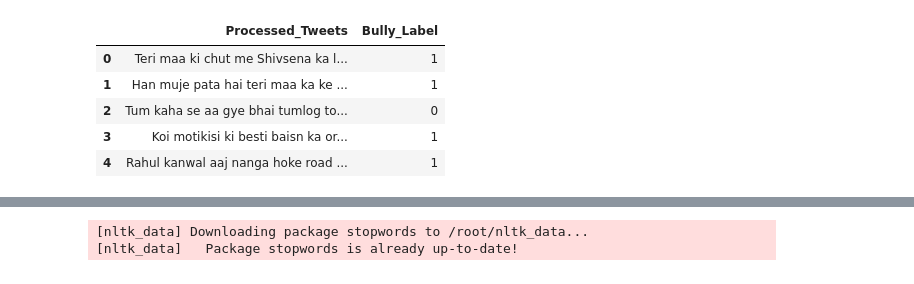
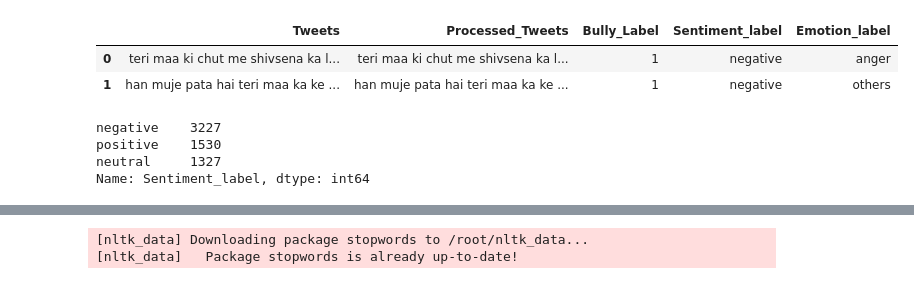
Before and after one commit to nehadubey1205/NLP-College, a Jupyter notebook: OriginalPaperWork_NehaDubey_016_.ipynb, the cells around one changed output, grey strips where cells are left out. Cells and saved outputs as stored; diff of their text form; code cells hidden in the pictures.

```diff
--- a/OriginalPaperWork_NehaDubey_016_.ipynb
+++ b/OriginalPaperWork_NehaDubey_016_.ipynb
@@ -18,5 +44,3 @@ data.head()
 | 2 | Tum kaha se aa gye bhai tumlog to... | Tum kaha se aa gye bhai tumlog to... | 0 | Neutral | Others |
 | 3 | Koi moti🙊kisi ki besti😁 baisn ka ... | Koi motikisi ki besti baisn ka or... | 1 | Negative | Disgust |
 | 4 | Rahul kanwal aaj nanga hoke road ... | Rahul kanwal aaj nanga hoke road ... | 1 | Negative | Disgust |
-# %%
-data.drop(['Tweets','Emotion_label'], axis=1, inplace=True)
@@ -27,9 +47,8 @@ for col in data.columns:
+# %%
+data = data.apply(lambda x: x.astype(str).str.lower())
 # %%
-data.head()
+data.head(2)
 # %% [output]
-|  | Processed_Tweets | Bully_Label |
-| 0 | Teri maa ki chut me Shivsena ka l... | 1 |
-| 1 | Han muje pata hai teri maa ka ke ... | 1 |
-| 2 | Tum kaha se aa gye bhai tumlog to... | 0 |
-| 3 | Koi motikisi ki besti baisn ka or... | 1 |
-| 4 | Rahul kanwal aaj nanga hoke road ... | 1 |
+|  | Tweets | Processed_Tweets | Bully_Label | Sentiment_label | Emotion_label |
+| 0 | teri maa ki chut me shivsena ka l... | teri maa ki chut me shivsena ka l... | 1 | negative | anger |
+| 1 | han muje pata hai teri maa ka ke ... | han muje pata hai teri maa ka ke ... | 1 | negative | others |
@@ -48,0 +55,7 @@ x, x_test, y, y_test = train_test_split(x,y, stratify=y, test_size=0.25, random_
+# %%
+data['Sentiment_label'].value_counts()
+# %% [output]
+negative    3227
+positive    1530
+neutral     1327
+Name: Sentiment_label, dtype: int64
```
Also changed, not shown: parts of 36 cells of this notebook.
